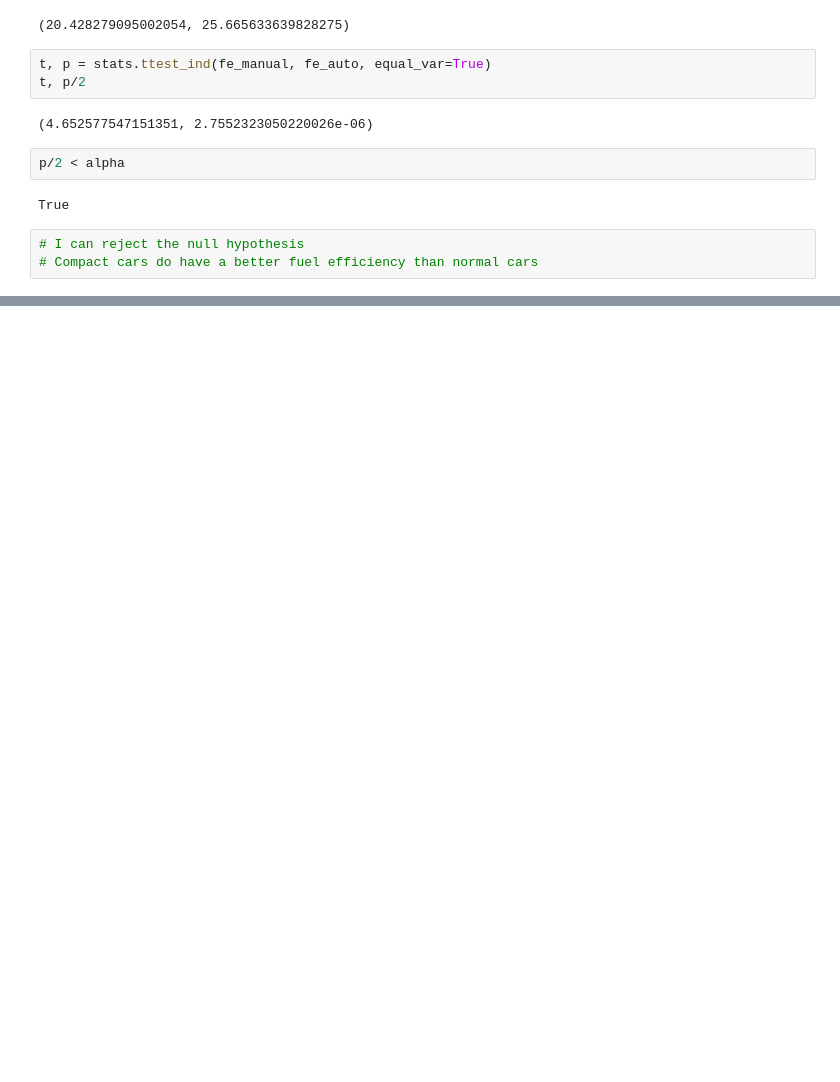
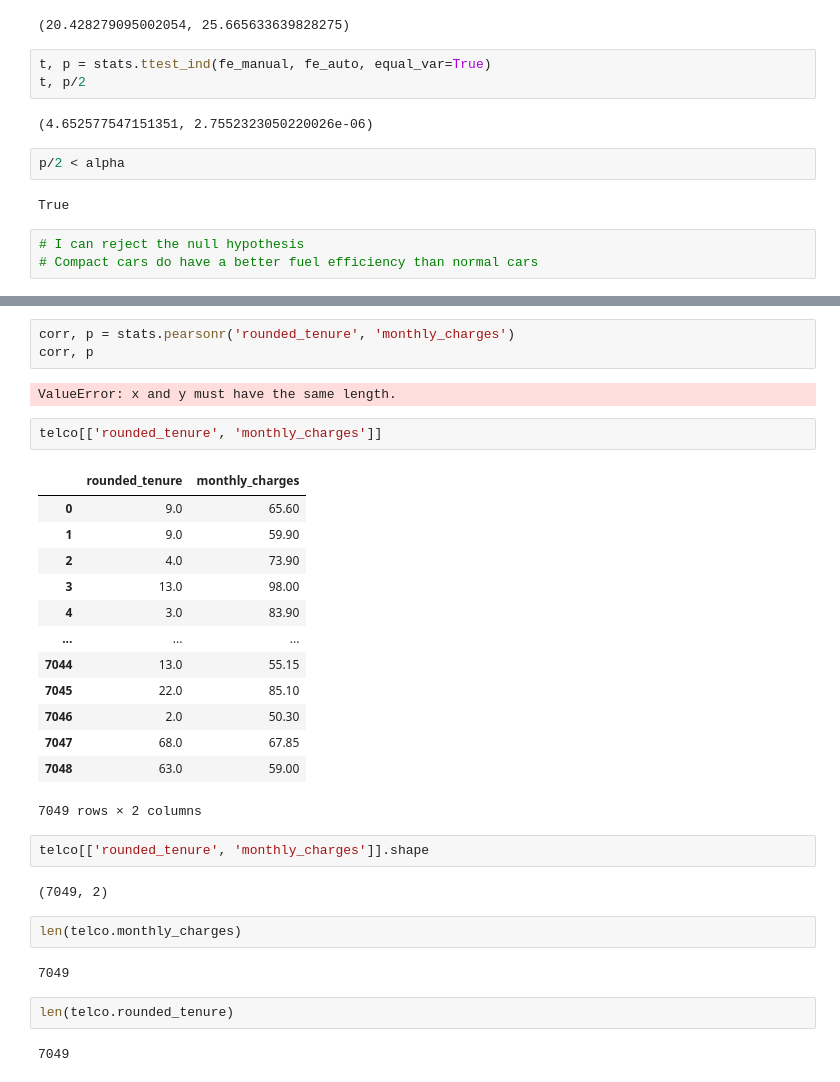
Before and after one commit to Severina7/statistics_exercises, a Jupyter notebook: hypothesis_testing.ipynb, the cells around one changed output, grey strips where cells are left out. Cells and saved outputs as stored; diff of their text form; blank space fills up the shorter version.

```diff
--- a/hypothesis_testing.ipynb
+++ b/hypothesis_testing.ipynb
@@ -587,0 +327,33 @@ Fail to reject the null
+# %%
+corr, p = stats.pearsonr('rounded_tenure', 'monthly_charges')
+corr, p
+# %% [output]
+ValueError: x and y must have the same length.
+# %%
+telco[['rounded_tenure', 'monthly_charges']]
+# %% [output]
+|  | rounded_tenure | monthly_charges |
+| 0 | 9.0 | 65.60 |
+| 1 | 9.0 | 59.90 |
+| 2 | 4.0 | 73.90 |
+| 3 | 13.0 | 98.00 |
+| 4 | 3.0 | 83.90 |
+| ... | ... | ... |
+| 7044 | 13.0 | 55.15 |
+| 7045 | 22.0 | 85.10 |
+| 7046 | 2.0 | 50.30 |
+| 7047 | 68.0 | 67.85 |
+| 7048 | 63.0 | 59.00 |
+7049 rows × 2 columns
+# %%
+telco[['rounded_tenure', 'monthly_charges']].shape
+# %% [output]
+(7049, 2)
+# %%
+len(telco.monthly_charges)
+# %% [output]
+7049
+# %%
+len(telco.rounded_tenure)
+# %% [output]
+7049
```
Also changed, not shown: parts of 94 cells of this notebook, 1 other file.
